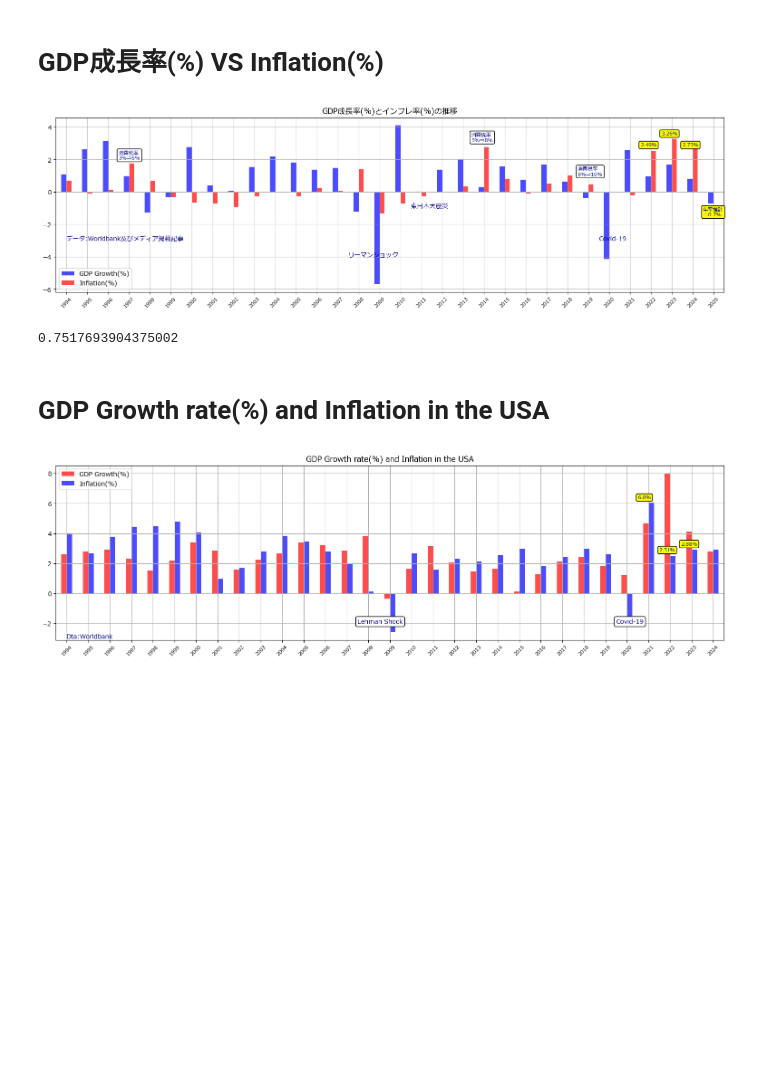
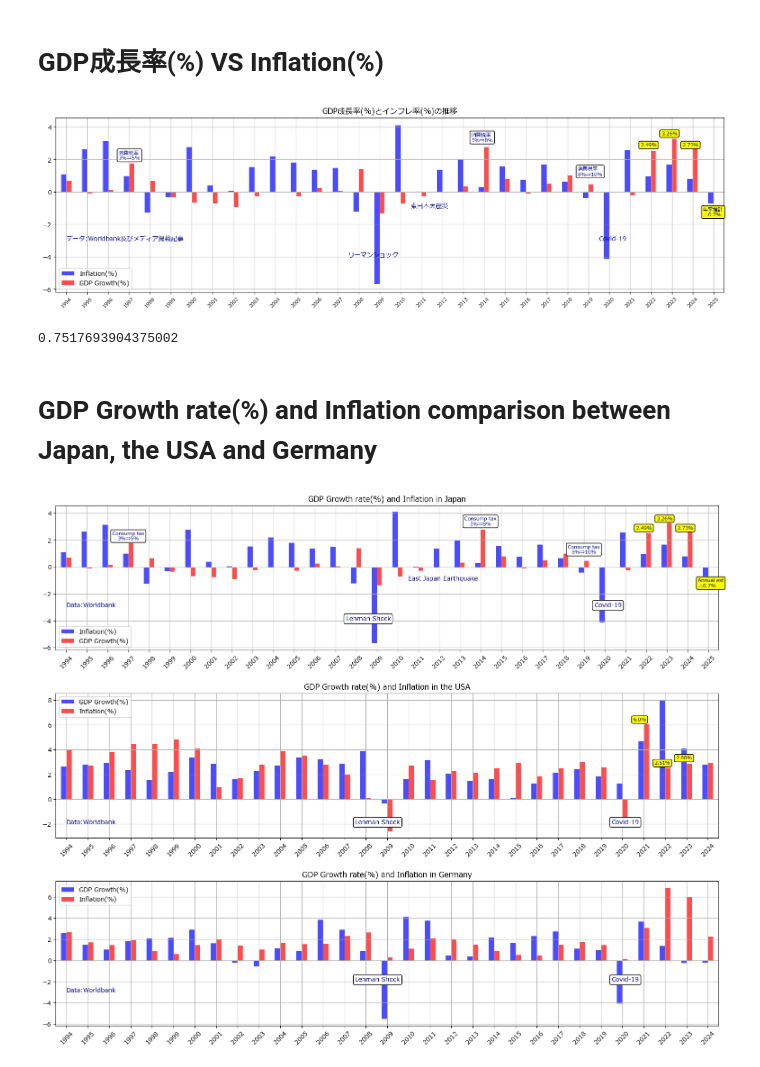
Before and after one commit to Pipikopimame/orbe_public2, a Jupyter notebook: 政府一般会計歳出.ipynb, the cells around one changed output. Cells and saved outputs as stored; diff of their text form; code cells hidden in the pictures; blank space fills up the shorter version.

```diff
--- a/政府一般会計歳出.ipynb
+++ b/政府一般会計歳出.ipynb
@@ -342,7 +343,7 @@ df7
 gdpinf = '''SELECT * FROM wdi2 WHERE "Country Code" = 'JPN' AND "Indicator Code" IN ('NY.GDP.MKTP.KD.ZG','FP.CPI.TOTL.ZG');'''
 gdpinf2 = pd.read_sql(gdpinf,engine2)
 gdpinf3 = gdpinf2.transpose()
-gdpinf3.rename(columns={0:'GDP Growth(%)',1:'Inflation(%)'},inplace=True)
+gdpinf3.rename(columns={0:'Inflation(%)',1:'GDP Growth(%)'},inplace=True)
 gdpinf3.drop(index=['Country Name','Country Code','Indicator Name','Indicator Code'],inplace=True)
 gdpinf3.iloc[64,0] = 0.8
 gdpinf3.loc['2025'] = [-0.7,0]
@@ -371,42 +372,83 @@ plt.xticks(rotation=45,size=8)
 fig.show()
 plt.savefig('inflation.png')
 # %% [output]
-[figure, old version]
+[figure, new version]
 # %%
 gdpinf3['GDP Growth(%)'].iloc[34:].mean()
 #gdpinf3['Inflation(%)'].iloc[34:].mean()
 # %% [output]
 0.7517693904375002
 # %% [markdown]
-<h1>GDP Growth rate(%) and Inflation in the USA</h1>
+<h1>GDP Growth rate(%) and Inflation comparison between Japan, the USA and Germany</h1>
 # %%
+
 usa_query = '''SELECT * FROM wdi2 WHERE "Country Code" = 'USA' AND "Indicator Code" IN ('NY.GDP.MKTP.KD.ZG','FP.CPI.TOTL.ZG');'''
 usa = pd.read_sql(usa_query,engine2)
 usa2 = usa.transpose()
 usa2.rename(columns={0:'GDP Growth(%)',1:'Inflation(%)'},inplace=True)
 usa2.drop(index=['Country Name','Country Code','Indicator Name','Indicator Code'],inplace=True)
 usa2.loc['2024','GDP Growth(%)'] = 2.80
 usa2.loc['2024','Inflation(%)'] = 2.94
-fig, ax = plt.subplots(1,1,figsize=(19,5))
-ax.set_title('GDP Growth rate(%) and Inflation in the USA')
 
-colors = ['red','blue']
+deu_query = '''SELECT * FROM wdi2 WHERE "Country Code" = 'DEU' AND "Indicator Code" IN ('NY.GDP.MKTP.KD.ZG','FP.CPI.TOTL.ZG');'''
+deu = pd.read_sql(deu_query,engine2)
+deu2 = deu.transpose()
+deu2.rename(columns={0:'GDP Growth(%)',1:'Inflation(%)'},inplace=True)
+deu2.drop(index=['Country Name','Country Code','Indicator Name','Indicator Code'],inplace=True)
+deu2.loc['2024','GDP Growth(%)'] = -0.2
 
-usa2.iloc[34:].plot(kind='bar',ax=ax,color=colors,legend=True,alpha=0.7)
+fig, ax = plt.subplots(3,1,figsize=(19,15))
+
+ax[0].set_title('GDP Growth rate(%) and Inflation in Japan')
+
+colors = ['blue','red']
+
+gdpinf3.iloc[34:].plot(kind='bar',ax=ax[0],color=colors,legend=True,alpha=0.7)
 #gdpinf3.iloc[30:,1].plot(kind='bar',ax=ax,color='red',linestyle='-',linewidth=2,legend=True)
 
-ax.grid(True)
-ax.annotate('2.51%',xy=(28,2.5),xytext=(27.5,2.8),size=8,color='navy',bbox=dict(boxstyle='round',fc='yellow'))
-ax.annotate('2.88%',xy=(29,3.3),xytext=(28.5,3.2),size=8,color='navy',bbox=dict(boxstyle='round',fc='yellow'))
-ax.annotate('6.0%',xy=(27,6),xytext=(26.5,6.3),size=8,color='navy',bbox=dict(boxstyle='round',fc='yellow'))
-ax.annotate('Lehman Shock',xy=(13.5,-2),color='navy',size=10,bbox=dict(boxstyle='round',fc='white'))
+ax[0].grid(True)
+ax[0].annotate('2.49%',xy=(28,2.5),xytext=(27.5,2.8),size=8,color='navy',bbox=dict(boxstyle='round',fc='yellow'))
+ax[0].annotate('3.26%',xy=(29,3.3),xytext=(28.5,3.5),size=8,color='navy',bbox=dict(boxstyle='round',fc='yellow'))
+ax[0].annotate('2.73%',xy=(30,2.8),xytext=(29.5,2.8),size=8,color='navy',bbox=dict(boxstyle='round',fc='yellow'))
+ax[0].annotate('Lehman Shock',xy=(13.5,-4),color='navy',size=10,bbox=dict(boxstyle='round',fc='white'))
+ax[0].annotate('East Japan Earthquake',xy=(16.5,-1),color='navy',size=10)
+ax[0].annotate('Covid-19',xy=(25.5,-3),color='navy',size=10,bbox=dict(boxstyle='round',fc='white'))
+ax[0].annotate('Annual est\n△0.7%',xy=(30,-0.7),xytext=(30.5,-1.5),size=8,color='navy',bbox=dict(boxstyle='round',fc='yellow'))
+ax[0].annotate('Data:Worldbank',xy=(0,-3),size=10,color='navy')
+ax[0].annotate('Consump tax\n3%⇒5%',xy=(3,2),size=8,color='navy',horizontalalignment='center',bbox=dict(boxstyle='round',fc='white'))
+ax[0].annotate('Consump tax\n5%⇒8%',xy=(20,3.1),size=8,color='navy',horizontalalignment='center',bbox=dict(boxstyle='round',fc='white'))
+ax[0].annotate('Consump tax\n8%⇒10%',xy=(25,1),size=8,color='navy',horizontalalignment='center',bbox=dict(boxstyle='round',fc='white'))
+ax[0].tick_params(axis='x',rotation=45)
 
-ax.annotate('Covid-19',xy=(25.5,-2),color='navy',size=10,bbox=dict(boxstyle='round',fc='white'))
+ax[1].set_title('GDP Growth rate(%) and Inflation in the USA')
+usa2.iloc[34:].plot(kind='bar',ax=ax[1],color=colors,legend=True,alpha=0.7)
+#gdpinf3.iloc[30:,1].plot(kind='bar',ax=ax,color='red',linestyle='-',linewidth=2,legend=True)
+
+ax[1].grid(True)
+ax[1].annotate('2.51%',xy=(28,2.5),xytext=(27.5,2.8),size=8,color='navy',bbox=dict(boxstyle='round',fc='yellow'))
+ax[1].annotate('2.88%',xy=(29,3.3),xytext=(28.5,3.2),size=8,color='navy',bbox=dict(boxstyle='round',fc='yellow'))
+ax[1].annotate('6.0%',xy=(27,6),xytext=(26.5,6.3),size=8,color='navy',bbox=dict(boxstyle='round',fc='yellow'))
+ax[1].annotate('Lehman Shock',xy=(13.5,-2),color='navy',size=10,bbox=dict(boxstyle='round',fc='white'))
+
+ax[1].annotate('Covid-19',xy=(25.5,-2),color='navy',size=10,bbox=dict(boxstyle='round',fc='white'))
 #ax.annotate('年率推計\n△0.7%',xy=(30,-0.7),xytext=(30.5,-1.5),size=8,color='navy',bbox=dict(boxstyle='round',fc='yellow'))
-ax.annotate('Dta:Worldbank',xy=(0,-3),size=10,color='navy')
+ax[1].annotate('Data:Worldbank',xy=(0,-2),size=10,color='navy')
+ax[1].tick_params(axis='x',rotation=45)
 
-plt.xticks(rotation=45,size=8)
-plt.show()
+deu2.iloc[34:].plot(kind='bar',ax=ax[2],color=colors,legend=True,alpha=0.7)
+ax[2].set_title('GDP Growth rate(%) and Inflation in Germany')
+ax[2].grid(True)
+ax[2].annotate('Lehman Shock',xy=(13.5,-2),color='navy',size=10,bbox=dict(boxstyle='round',fc='white'))
+
+ax[2].annotate('Covid-19',xy=(25.5,-2),color='navy',size=10,bbox=dict(boxstyle='round',fc='white'))
+#ax.annotate('年率推計\n△0.7%',xy=(30,-0.7),xytext=(30.5,-1.5),size=8,color='navy',bbox=dict(boxstyle='round',fc='yellow'))
+ax[2].annotate('Data:Worldbank',xy=(0,-3),size=10,color='navy')
+ax[2].tick_params(axis='x',rotation=45)
+
+plt.subplots_adjust(hspace=0.3)
+
+fig.show()
+plt.savefig('japanese_eco.png')
 # %% [output]
-[figure, old version]
+[figure, new version]
 # %%
```
Also changed, not shown: parts of 3 cells of this notebook.
